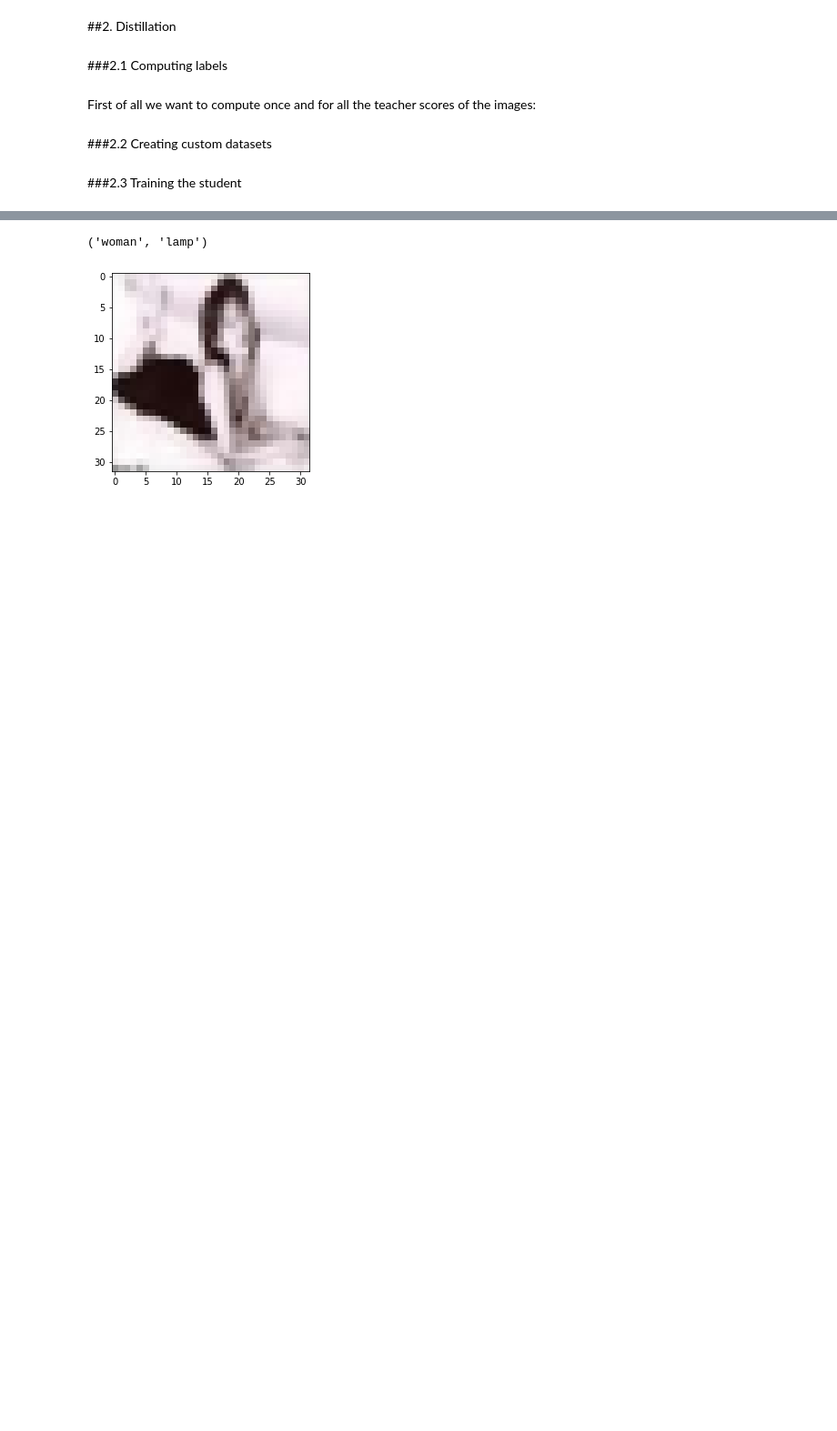
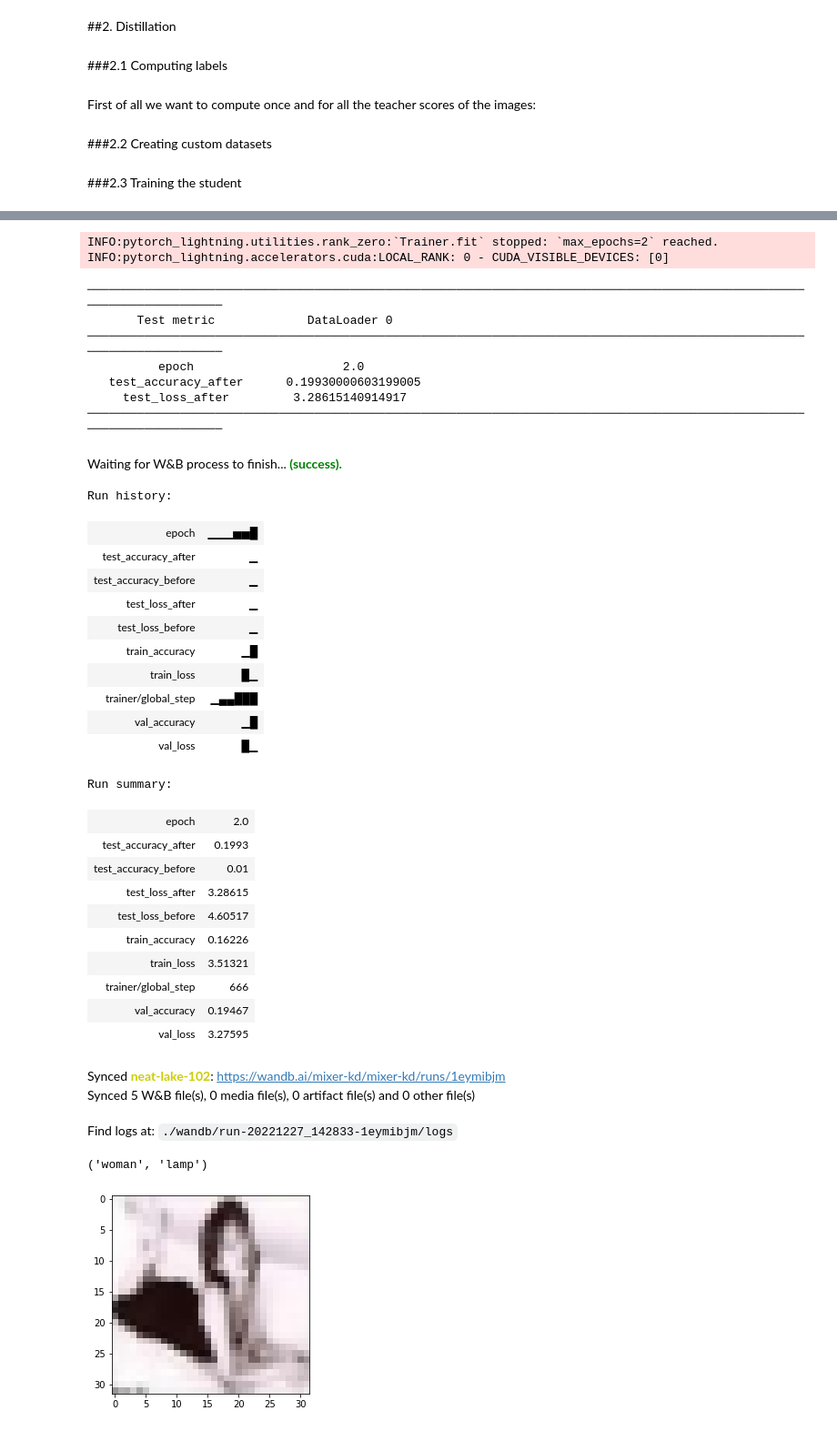
Before and after one commit to MatteoGioia/ViT2MLPMixerKD, a Jupyter notebook: ViT2MLPKD.ipynb, the cells around one changed output, grey strips where cells are left out. Shown at 91% size. Drawn from its saved outputs; the diff is of its cells as text; code cells hidden in the pictures; blank space fills up the shorter version.

```diff
--- a/ViT2MLPKD.ipynb
+++ b/ViT2MLPKD.ipynb
@@ -431,0 +492,19 @@ Trainable Parameters: 0.863M
+# %%
+#@title Resnet instantiation
+trained_on : str = "cifar100" #@param["cifar100", "imagenet"]
+num_classes = 100 if trained_on == "cifar100" else 1000
+drop_rate : float = 0 #@param{type:"number"}
+resnet_num : int = "34" #@param[18,34,50,101,152]
+learning_rate : float = 0.001 #@param{type:"number"}
+distillating : str = "weighted" #@param["soft","hard","random","weighted","no"]
+distillation_prob : float = 0. #@param{type:"number"}
+pretrained : bool = False #@param{type:"boolean"}
+
+student = ResnetStudent(num_classes = num_classes,
+                        drop_rate = drop_rate,
+                        resnet_num = resnet_num,
+                        learning_rate = learning_rate,
+                        distillating = distillating,
+                        distillation_prob = distillation_prob,
+                        pretrained = pretrained)
+print('Trainable Parameters: %.3fM' % count_params(student))
@@ -496,17 +578,26 @@ class DistillDataset(torch.utils.data.Dataset):
         return self.dataset[index][0], self.dataset[index][1] , self.teacher_label[index]
 # %%
 #@title Train/Validation split
-dataset = DistillDataset(imnet64_train,
+train_on : str = "cifar100" #@param["cifar100", "imagenet"]
+if train_on == "cifar100":
+    dataset = DistillDataset(cifar100_train,
+                         "teacher_labels/",
+                          teacher_model=teacher,
+                          teacher_extractor = feature_extractor,
+                          dataset_name = "cifar100"
+                         )
+else:
+    dataset = DistillDataset(imnet64_train,
                          "teacher_labels_imnet/",
                           teacher_model=teacher,
                           teacher_extractor = feature_extractor,
                           dataset_name = "imnet64"
                          )
 
-use_perc = True #@param {type: "boolean"}
+use_perc = False #@param {type: "boolean"}
 if use_perc:
   unused_data_perc = 25 #@param {type: "integer", max: "100", min: "0", step: "5"}
-  used = int((1-data_perc) * len(dataset))
+  used = int((1-unused_data_perc) * len(dataset))
   unused = len(dataset) - used
   used_data, _ = torch.utils.data.random_split(dataset,lengths = [used, unused],
                                                generator=torch.Generator("cpu").manual_seed(seed))
@@ -540,13 +631,13 @@ class DistillDataModule(pl.LightningDataModule):
 # %%
 #@title Create a datamodule
 batch_size : int = 128 #@param{type:"integer"}
-datamodule = DistillDataModule(train_dataset,val_dataset,imnet64_test,batch_size = batch_size)
+datamodule = DistillDataModule(train_dataset,val_dataset,imnet64_test if train_on == "Imagenet64" else cifar100_test,batch_size = batch_size)
 # %% [markdown]
 ###2.3 Training the student
 # %%
 #@title Weights & Biases initialization
 
-run_name : str = "imnet_small_student" #@param{type:"string"}
+run_name : str = "bohmixer" #@param{type:"string"}
 
 #login
 wandb.login
@@ -573,6 +668,6 @@ logger = pl.loggers.WandbLogger(name='run_1', project='mixer-kd')
 # %%
 #@title Train the student
-epochs : int = 60 #@param{type:"integer"}
+epochs : int = 2 #@param{type:"integer"}
 
 # checkpoint to save the model with the best validation loss
 checkpoint = callbacks.ModelCheckpoint("checkpoints/",
@@ -590,7 +685,8 @@ trainer = pl.Trainer(max_epochs=epochs,
 logger.watch(student)
 trainer.test(datamodule=datamodule,model = student) #test before training
 trainer.fit(datamodule=datamodule,model = student) #trainng
-student = LitMixer.load_from_checkpoint(checkpoint.best_model_path)
+student = type(student).load_from_checkpoint(checkpoint.best_model_path)
 student.first_test = False
 trainer.test(datamodule=datamodule,model = student) #test after training
 wandb.finish()
+# %% [output]
@@ -597,3 +716,38 @@ wandb.finish()
+INFO:pytorch_lightning.utilities.rank_zero:`Trainer.fit` stopped: `max_epochs=2` reached.
+INFO:pytorch_lightning.accelerators.cuda:LOCAL_RANK: 0 - CUDA_VISIBLE_DEVICES: [0]
+────────────────────────────────────────────────────────────────────────────────────────────────────────────────────────
+       Test metric             DataLoader 0
+────────────────────────────────────────────────────────────────────────────────────────────────────────────────────────
+          epoch                     2.0
+   test_accuracy_after      0.19930000603199005
+     test_loss_after         3.28615140914917
+────────────────────────────────────────────────────────────────────────────────────────────────────────────────────────
+Waiting for W&B process to finish... (success).
+Run history:
+| epoch | ▁▁▁▅▅█ |
+| test_accuracy_after | ▁ |
+| test_accuracy_before | ▁ |
+| test_loss_after | ▁ |
+| test_loss_before | ▁ |
+| train_accuracy | ▁█ |
+| train_loss | █▁ |
+| trainer/global_step | ▁▄▄███ |
+| val_accuracy | ▁█ |
+| val_loss | █▁ |
+Run summary:
+| epoch | 2.0 |
+| test_accuracy_after | 0.1993 |
+| test_accuracy_before | 0.01 |
+| test_loss_after | 3.28615 |
+| test_loss_before | 4.60517 |
+| train_accuracy | 0.16226 |
+| train_loss | 3.51321 |
+| trainer/global_step | 666 |
+| val_accuracy | 0.19467 |
+| val_loss | 3.27595 |
+Synced neat-lake-102: https://wandb.ai/mixer-kd/mixer-kd/runs/1eymibjm
+Synced 5 W&B file(s), 0 media file(s), 0 artifact file(s) and 0 other file(s)
+Find logs at: ./wandb/run-20221227_142833-1eymibjm/logs
 # %%
 #@title Load a model from checkpoint
 checkpoint_path : str = "last_checkpoint" #@param{type:"string"}
```
Also changed, not shown: parts of 14 cells of this notebook.
